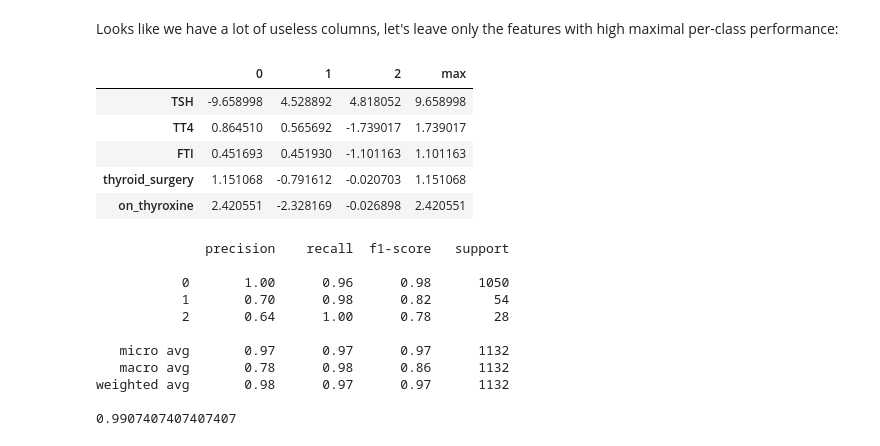
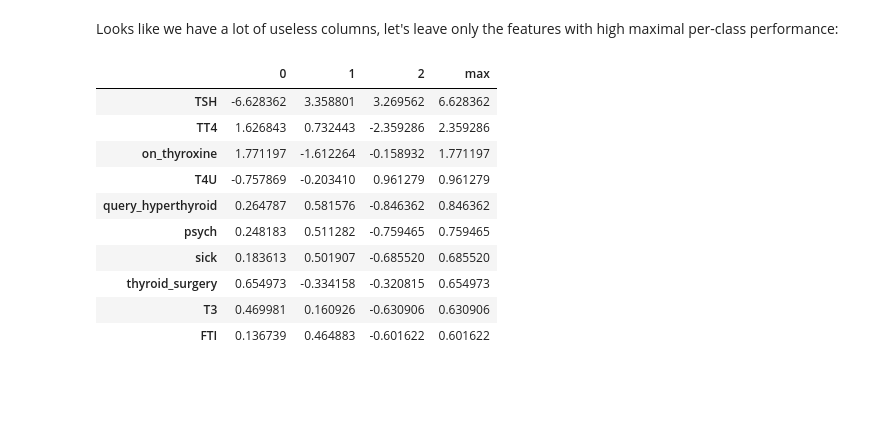
Before and after one commit to Goopard/DS-Homeworks, a Jupyter notebook: HW3.ipynb, the cells around one changed output. Drawn from its saved outputs; the diff is of its cells as text; code cells hidden in the pictures; blank space fills up the shorter version.

```diff
--- a/HW3.ipynb
+++ b/HW3.ipynb
@@ -408,0 +428,3 @@ feature_importances(model, cols)
+# %%
+grid = GridSearchCV(pipe, params_grid)
+grid.fit(train)
@@ -408,0 +456,3 @@ feature_importances(model, cols)
+# %%
+params = grid.best_params_
+params
@@ -408,0 +466,7 @@ feature_importances(model, cols)
+# %%
+pipe.set_params(**params)
+recall, report, cm = evaluate(pipe, train, test)
+
+print(report)
+print(recall)
+plot_confusion_matrix(cm)
@@ -408,0 +505,3 @@ feature_importances(model, cols)
+# %%
+feature_importance = feature_importances(pipe.steps[-1][1].model, pipe.steps[-1][1].feature_cols)
+feature_importance
@@ -409,15 +526,18 @@ feature_importances(model, cols)
 # %% [markdown]
 Looks like we have a lot of useless columns, let's leave only the features with high maximal per-class performance:
 # %%
-feature_importance = feature_importances(model, cols)
 feature_importance['max'] = np.max(abs(feature_importance), axis=1)
-feature_importance = feature_importance[feature_importance['max'] > 1]
-
+feature_importance = feature_importance[feature_importance['max'] > 0.5].sort_values('max', ascending=False)
 feature_importance
 # %% [output]
 |  | 0 | 1 | 2 | max |
-| TSH | -9.658998 | 4.528892 | 4.818052 | 9.658998 |
-| TT4 | 0.864510 | 0.565692 | -1.739017 | 1.739017 |
-| FTI | 0.451693 | 0.451930 | -1.101163 | 1.101163 |
-| thyroid_surgery | 1.151068 | -0.791612 | -0.020703 | 1.151068 |
-| on_thyroxine | 2.420551 | -2.328169 | -0.026898 | 2.420551 |
+| TSH | -6.628362 | 3.358801 | 3.269562 | 6.628362 |
+| TT4 | 1.626843 | 0.732443 | -2.359286 | 2.359286 |
+| on_thyroxine | 1.771197 | -1.612264 | -0.158932 | 1.771197 |
+| T4U | -0.757869 | -0.203410 | 0.961279 | 0.961279 |
+| query_hyperthyroid | 0.264787 | 0.581576 | -0.846362 | 0.846362 |
+| psych | 0.248183 | 0.511282 | -0.759465 | 0.759465 |
+| sick | 0.183613 | 0.501907 | -0.685520 | 0.685520 |
+| thyroid_surgery | 0.654973 | -0.334158 | -0.320815 | 0.654973 |
+| T3 | 0.469981 | 0.160926 | -0.630906 | 0.630906 |
+| FTI | 0.136739 | 0.464883 | -0.601622 | 0.601622 |
@@ -426,18 +543,0 @@ selected_features = ['TSH', 'TT4', 'on_thyroxine', 'T4U']
-# %%
-model = LogisticRegression(max_iter=50, solver='saga', multi_class='multinomial', class_weight='balanced')
-
-recall, report = evaluate_model(train, test, model, selected_features)
-print(report)
-print(recall)
-# %% [output]
-              precision    recall  f1-score   support
-
-           0       1.00      0.96      0.98      1050
-           1       0.70      0.98      0.82        54
-           2       0.64      1.00      0.78        28
-
-   micro avg       0.97      0.97      0.97      1132
-   macro avg       0.78      0.98      0.86      1132
-weighted avg       0.98      0.97      0.97      1132
-
-0.9907407407407407
```
Also changed, not shown: parts of 75 cells of this notebook.
